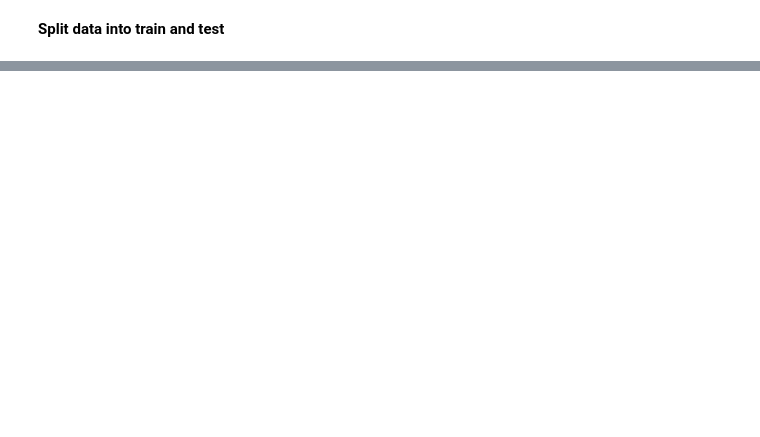
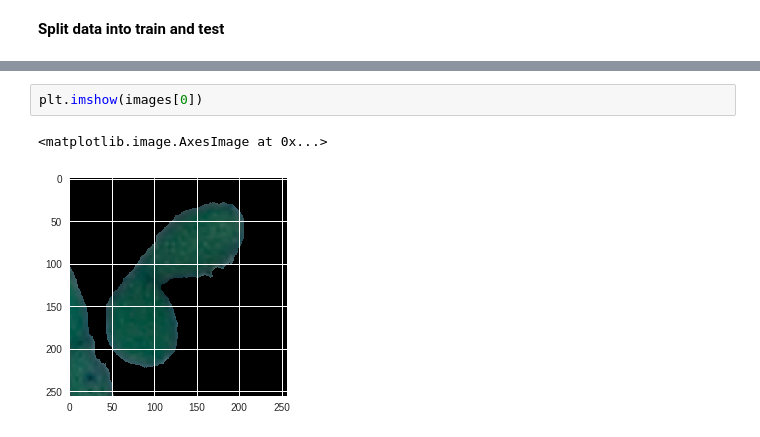
Before and after one commit to Nourahussein/Plant-seedling-classification, a Jupyter notebook: FINAL_seedling.ipynb, the cells around one changed output, grey strips where cells are left out. Drawn from its saved outputs; the diff is of its cells as text; blank space fills up the shorter version.

```diff
--- a/FINAL_seedling.ipynb
+++ b/FINAL_seedling.ipynb
@@ -265,3 +236,8 @@ images_arr = np.apply_along_axis(np.pad, 0, images, (3457, 3991), 'constant', co
+# %%
+plt.imshow(images[0])
+# %% [output]
+<matplotlib.image.AxesImage at 0x...>
+[figure, added]
 # %%
 images.shape
 # %% [output]
```
Also changed, not shown: parts of 44 cells of this notebook.
